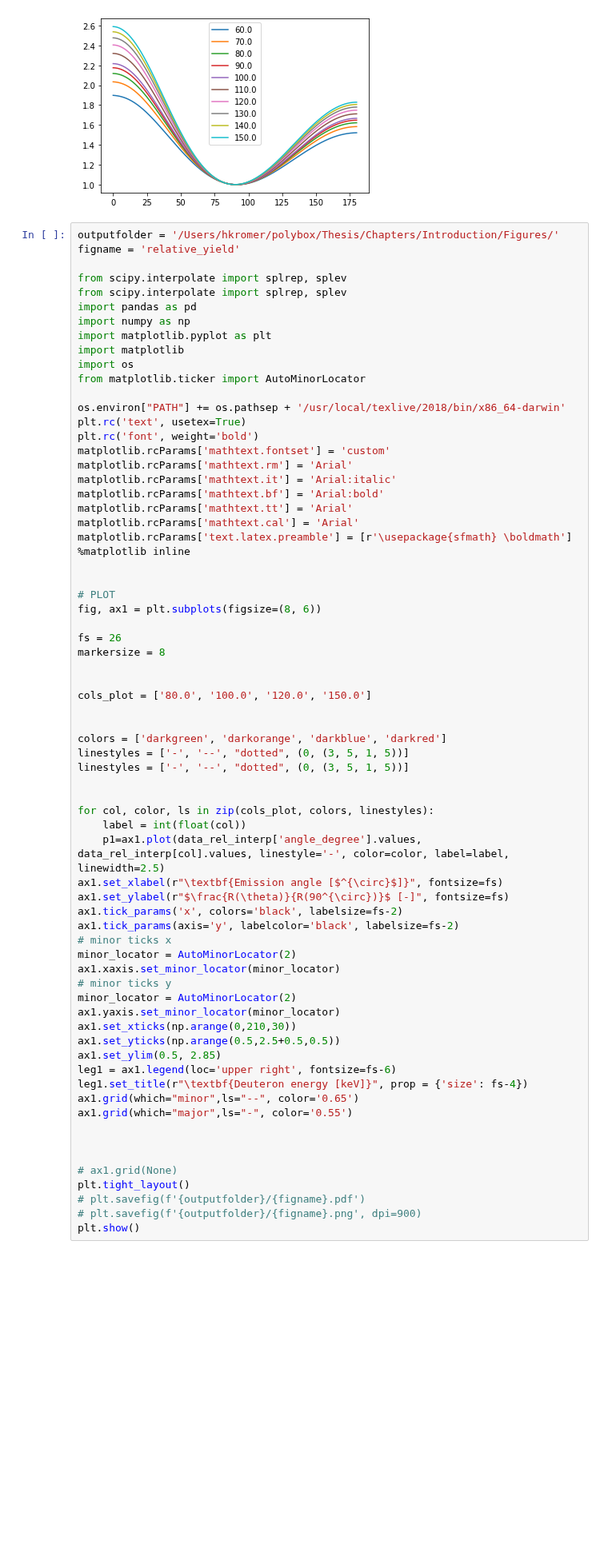
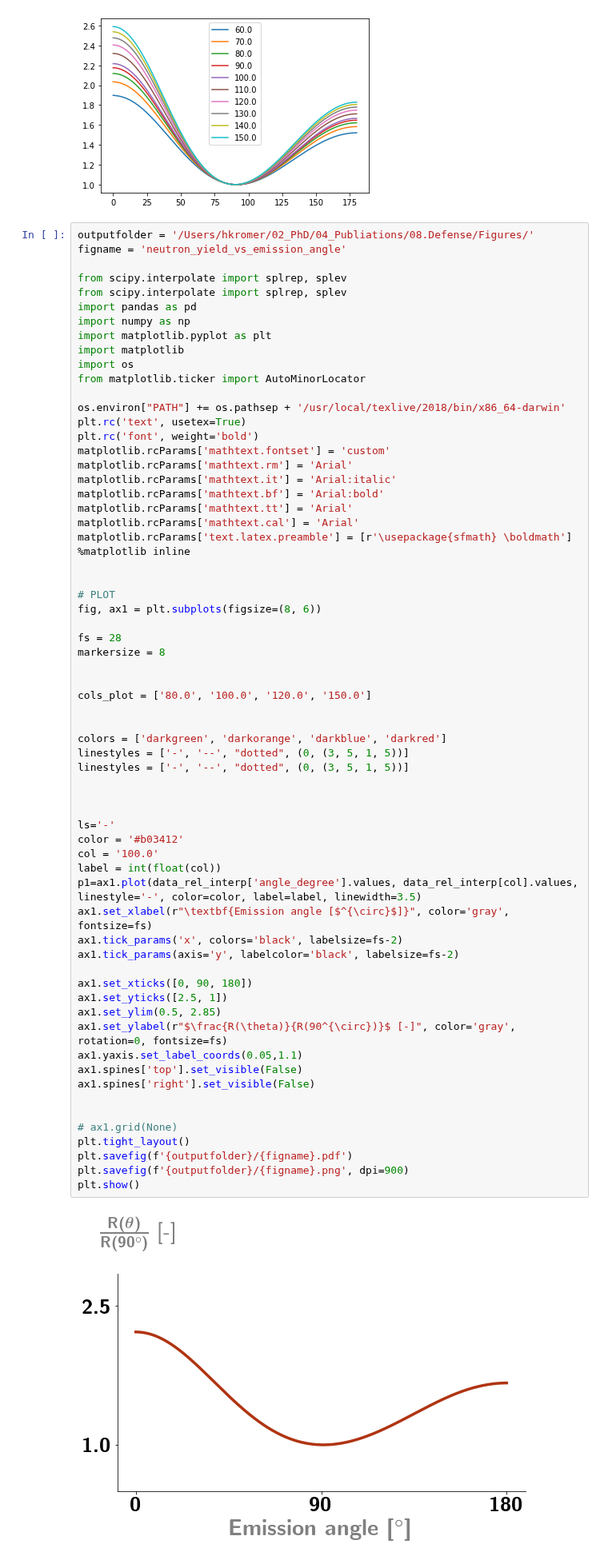
Before and after one commit to kromerh/phd_python, a Jupyter notebook: 19.Defense_plots/neutron_yield_vs_angle.ipynb, the cells around one changed output. Shown at 80% size. Saved outputs shown, nothing was run; the diff lists cells and outputs as text; blank space fills up the shorter version.

```diff
--- a/19.Defense_plots/neutron_yield_vs_angle.ipynb
+++ b/19.Defense_plots/neutron_yield_vs_angle.ipynb
@@ -105,8 +105,8 @@ plt.show()
 17  2.831    180.023339
 [figure]
 # %%
-outputfolder = '/Users/hkromer/polybox/Thesis/Chapters/Introduction/Figures/'
-figname = 'relative_yield'
+outputfolder = '/Users/hkromer/02_PhD/04_Publiations/08.Defense/Figures/'
+figname = 'neutron_yield_vs_emission_angle'
 
 from scipy.interpolate import splrep, splev
 from scipy.interpolate import splrep, splev
@@ -125,51 +125,49 @@ matplotlib.rcParams['mathtext.rm'] = 'Arial'
 matplotlib.rcParams['mathtext.it'] = 'Arial:italic'
 matplotlib.rcParams['mathtext.bf'] = 'Arial:bold'
 matplotlib.rcParams['mathtext.tt'] = 'Arial'
 matplotlib.rcParams['mathtext.cal'] = 'Arial'
 matplotlib.rcParams['text.latex.preamble'] = [r'\usepackage{sfmath} \boldmath']
 %matplotlib inline
 
 
 # PLOT
 fig, ax1 = plt.subplots(figsize=(8, 6))
 
-fs = 26
+fs = 28
 markersize = 8
 
 
 cols_plot = ['80.0', '100.0', '120.0', '150.0']
 
 
 colors = ['darkgreen', 'darkorange', 'darkblue', 'darkred']
 linestyles = ['-', '--', "dotted", (0, (3, 5, 1, 5))]
 linestyles = ['-', '--', "dotted", (0, (3, 5, 1, 5))]
 
 
-for col, color, ls in zip(cols_plot, colors, linestyles):
-    label = int(float(col))
-    p1=ax1.plot(data_rel_interp['angle_degree'].values, data_rel_interp[col].values, linestyle='-', color=color, label=label, linewidth=2.5)
-ax1.set_xlabel(r"\textbf{Emission angle [$^{\circ}$]}", fontsize=fs)
-ax1.set_ylabel(r"$\frac{R(\theta)}{R(90^{\circ})}$ [-]", fontsize=fs)
+
+ls='-'
+color = '#b03412'
+col = '100.0'
+label = int(float(col))
+p1=ax1.plot(data_rel_interp['angle_degree'].values, data_rel_interp[col].values, linestyle='-', color=color, label=label, linewidth=3.5)
+ax1.set_xlabel(r"\textbf{Emission angle [$^{\circ}$]}", color='gray', fontsize=fs)
 ax1.tick_params('x', colors='black', labelsize=fs-2)
 ax1.tick_params(axis='y', labelcolor='black', labelsize=fs-2)
-# minor ticks x
-minor_locator = AutoMinorLocator(2)
-ax1.xaxis.set_minor_locator(minor_locator)
-# minor ticks y
-minor_locator = AutoMinorLocator(2)
-ax1.yaxis.set_minor_locator(minor_locator)
-ax1.set_xticks(np.arange(0,210,30))
-ax1.set_yticks(np.arange(0.5,2.5+0.5,0.5))
+
+ax1.set_xticks([0, 90, 180])
+ax1.set_yticks([2.5, 1])
 ax1.set_ylim(0.5, 2.85)
-leg1 = ax1.legend(loc='upper right', fontsize=fs-6)
-leg1.set_title(r"\textbf{Deuteron energy [keV]}", prop = {'size': fs-4})
-ax1.grid(which="minor",ls="--", color='0.65')
-ax1.grid(which="major",ls="-", color='0.55')
-
+ax1.set_ylabel(r"$\frac{R(\theta)}{R(90^{\circ})}$ [-]", color='gray', rotation=0, fontsize=fs)
+ax1.yaxis.set_label_coords(0.05,1.1)
+ax1.spines['top'].set_visible(False)
+ax1.spines['right'].set_visible(False)
 
 
 # ax1.grid(None)
 plt.tight_layout()
-# plt.savefig(f'{outputfolder}/{figname}.pdf')
-# plt.savefig(f'{outputfolder}/{figname}.png', dpi=900)
+plt.savefig(f'{outputfolder}/{figname}.pdf')
+plt.savefig(f'{outputfolder}/{figname}.png', dpi=900)
 plt.show()
+# %% [output]
+[figure, added]
```
Also changed, not shown: parts of 1 cell of this notebook, 1 other file.
